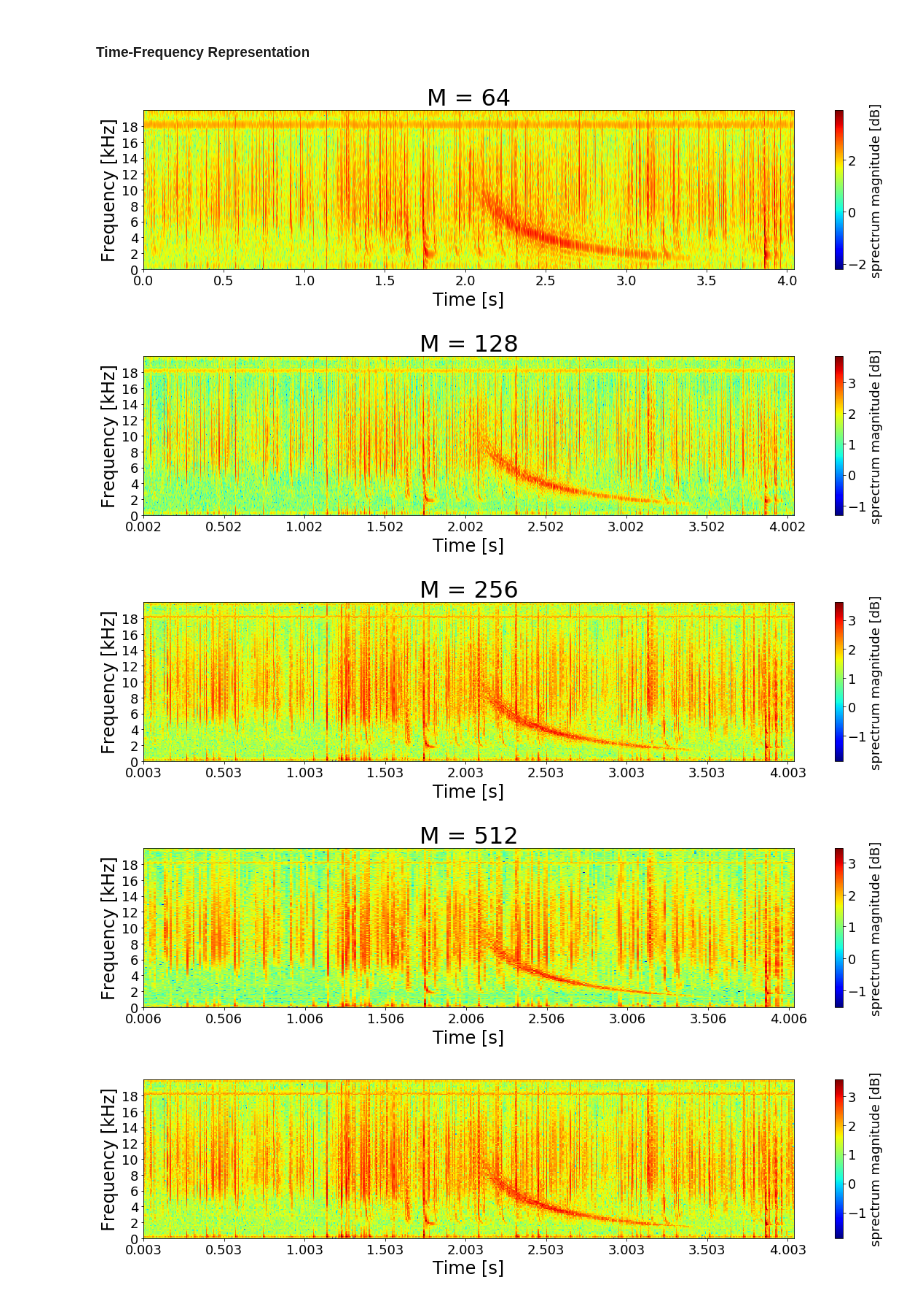
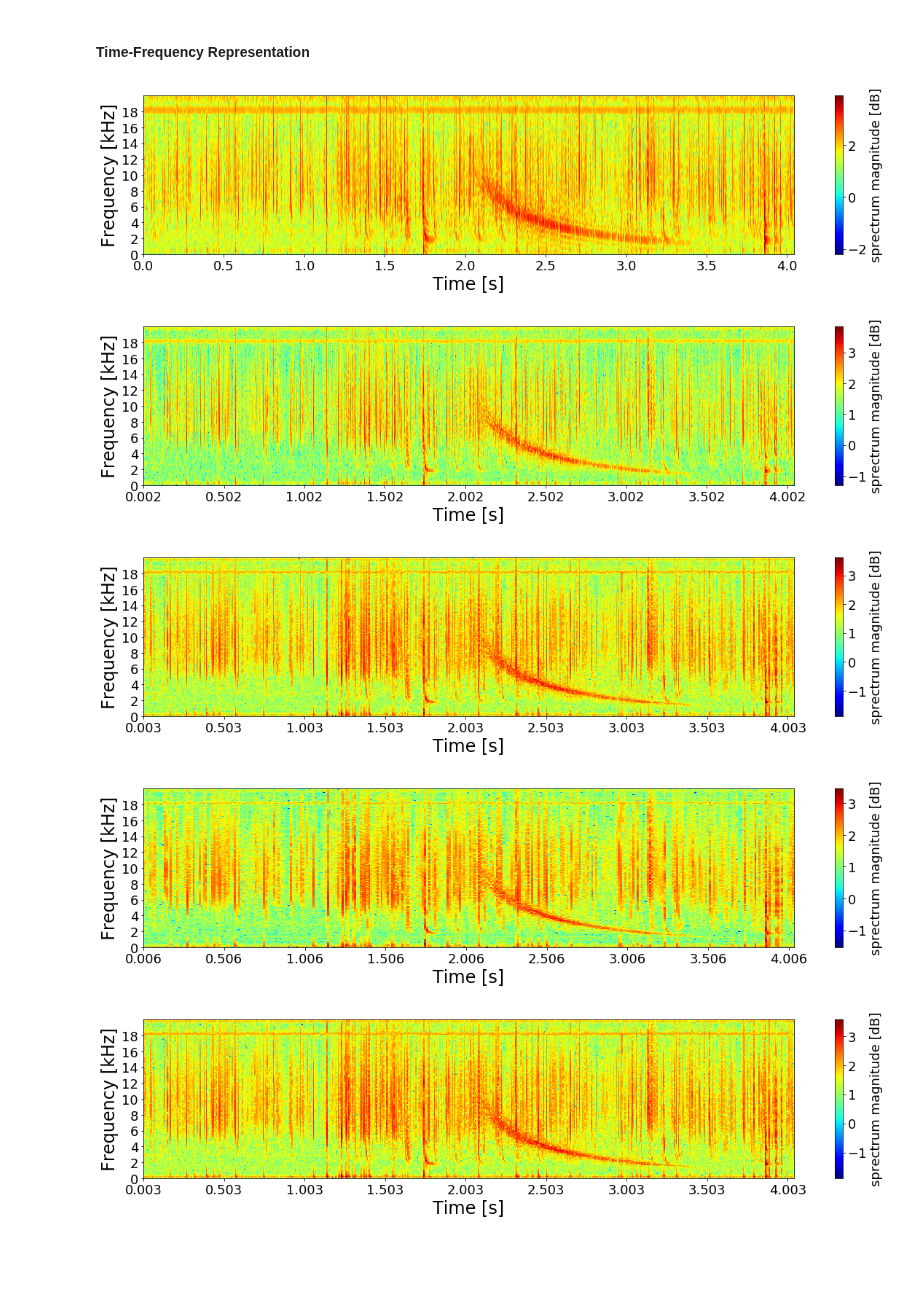
Before and after one commit to Kojey/MSc-whistler-waves-detector, a Jupyter notebook: ipy/report/chapter4_1.ipynb, the cells around one changed output. Saved outputs shown, nothing was run; the diff lists cells and outputs as text; code cells hidden in the pictures; blank space fills up the shorter version.

```diff
--- a/ipy/report/chapter4_1.ipynb
+++ b/ipy/report/chapter4_1.ipynb
@@ -85,15 +85,14 @@ Train: 2013-06-25UT16:51:13.10691922.marion.vr2
 # %%
 for M in [2**6,2**7,2**8,2**9]:
     sample.spectrogram_with_axis(nperseg = M,nfft=512)
     sample.spectrogram_plot(figsize=size, xlabel='Time [s]', ylabel='Frequency [kHz]',zlabel='sprectrum magnitude [dB]',
-                           xaxis=True, yaxis=True, ticks=[0.5,2],
-                           title='M = '+str(M), cmap='jet', cmap_show=True, font=font)
+                           xaxis=True, yaxis=True, ticks=[0.5,2], cmap='jet', cmap_show=True, font=font)
 #     print(my_sample.get_spectrogram().shape)
 # %% [output]
-[figure, old version]
+[figure, new version]
-[figure, old version]
+[figure, new version]
-[figure, old version]
+[figure, new version]
-[figure, old version]
+[figure, new version]
 # %%
 sample.spectrogram_with_axis(nperseg = 256, nfft=256)
 sample.spectrogram_plot(figsize=size, xlabel='Time [s]', ylabel='Frequency [kHz]',zlabel='sprectrum magnitude [dB]',
```
Also changed, not shown: parts of 4 cells of this notebook, 2 other files.
